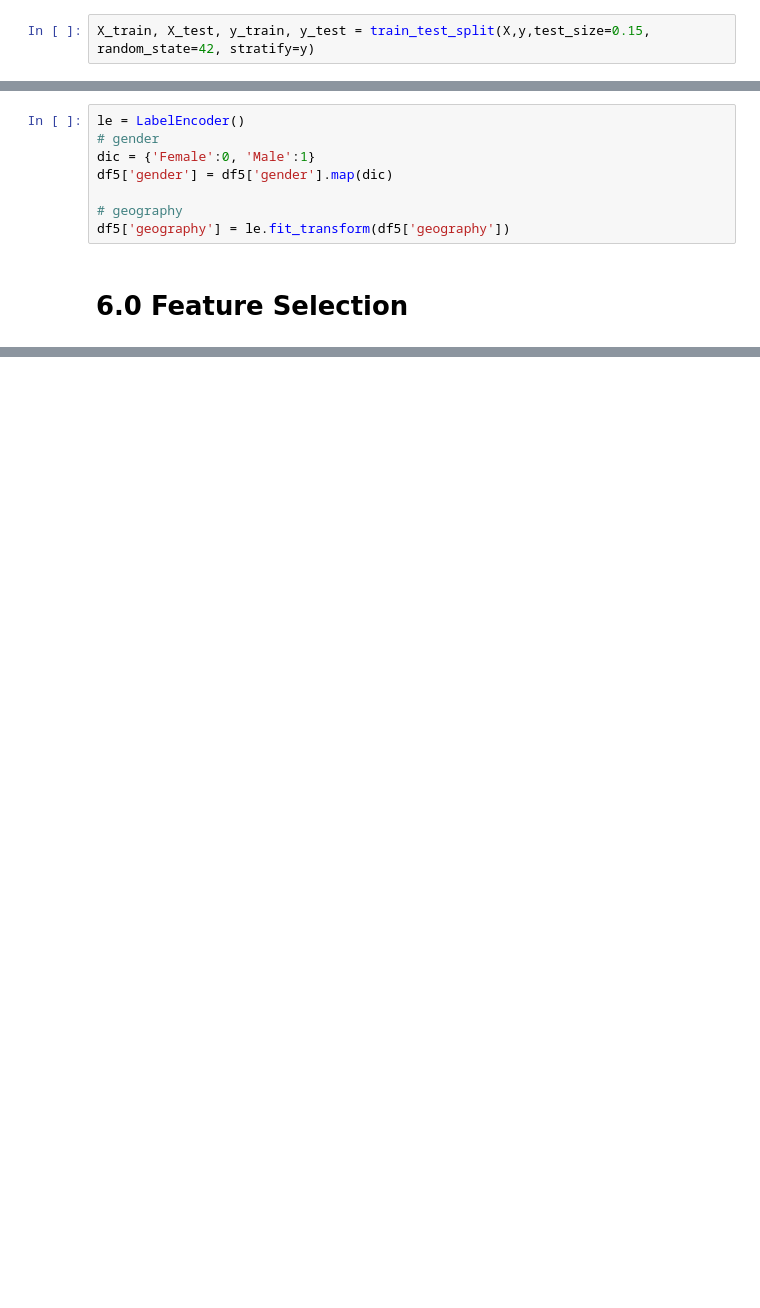
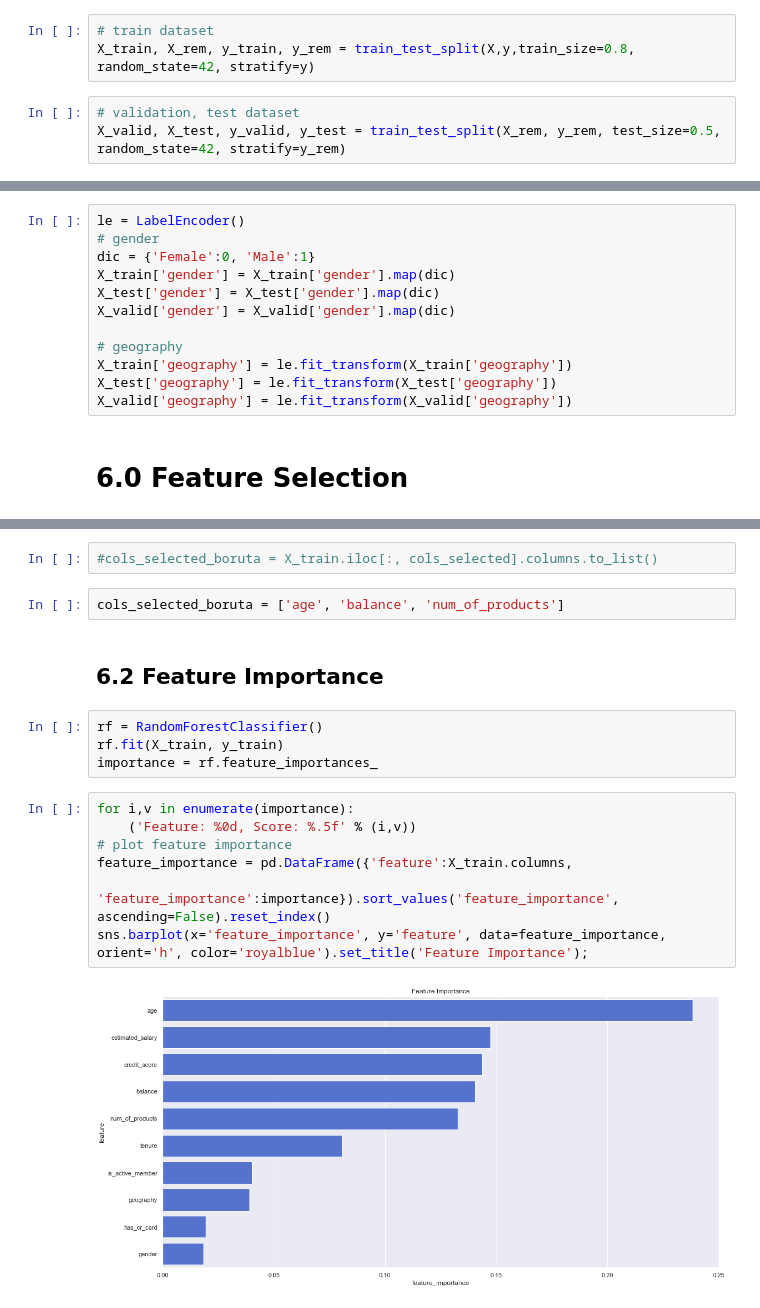
Before and after one commit to Leonardodsch/churn-prediction, a Jupyter notebook: Churn-Prediction.ipynb, the cells around one changed output, grey strips where cells are left out. Cells and saved outputs as stored; diff of their text form; blank space fills up the shorter version.

```diff
--- a/Churn-Prediction.ipynb
+++ b/Churn-Prediction.ipynb
@@ -503,4 +578,8 @@ from sklearn.model_selection import train_test_split
 X = df5.drop('exited', axis=1).copy()
 y = df5['exited'].copy()
 # %%
-X_train, X_test, y_train, y_test = train_test_split(X,y,test_size=0.15, random_state=42, stratify=y)
+# train dataset
+X_train, X_rem, y_train, y_rem = train_test_split(X,y,train_size=0.8, random_state=42, stratify=y)
+# %%
+# validation, test dataset
+X_valid, X_test, y_valid, y_test = train_test_split(X_rem, y_rem, test_size=0.5, random_state=42, stratify=y_rem)
@@ -530,9 +628,13 @@ df5['num_of_products'] = mms.fit_transform(df5[['num_of_products']].values)
 le = LabelEncoder()
 # gender
 dic = {'Female':0, 'Male':1}
-df5['gender'] = df5['gender'].map(dic)
+X_train['gender'] = X_train['gender'].map(dic)
+X_test['gender'] = X_test['gender'].map(dic)
+X_valid['gender'] = X_valid['gender'].map(dic)
 
 # geography
-df5['geography'] = le.fit_transform(df5['geography'])
+X_train['geography'] = le.fit_transform(X_train['geography'])
+X_test['geography'] = le.fit_transform(X_test['geography'])
+X_valid['geography'] = le.fit_transform(X_valid['geography'])
 # %% [markdown]
 # 6.0 Feature Selection
@@ -542,0 +652,19 @@ df6 = df5.copy()
+# %%
+#cols_selected_boruta = X_train.iloc[:, cols_selected].columns.to_list()
+# %%
+cols_selected_boruta = ['age', 'balance', 'num_of_products']
+# %% [markdown]
+## 6.2 Feature Importance
+# %%
+rf = RandomForestClassifier()
+rf.fit(X_train, y_train)
+importance = rf.feature_importances_
+# %%
+for i,v in enumerate(importance):
+    ('Feature: %0d, Score: %.5f' % (i,v))
+# plot feature importance
+feature_importance = pd.DataFrame({'feature':X_train.columns,
+                                  'feature_importance':importance}).sort_values('feature_importance', ascending=False).reset_index()
+sns.barplot(x='feature_importance', y='feature', data=feature_importance, orient='h', color='royalblue').set_title('Feature Importance');
+# %% [output]
+[figure, added]
```
Also changed, not shown: parts of 114 cells of this notebook.
